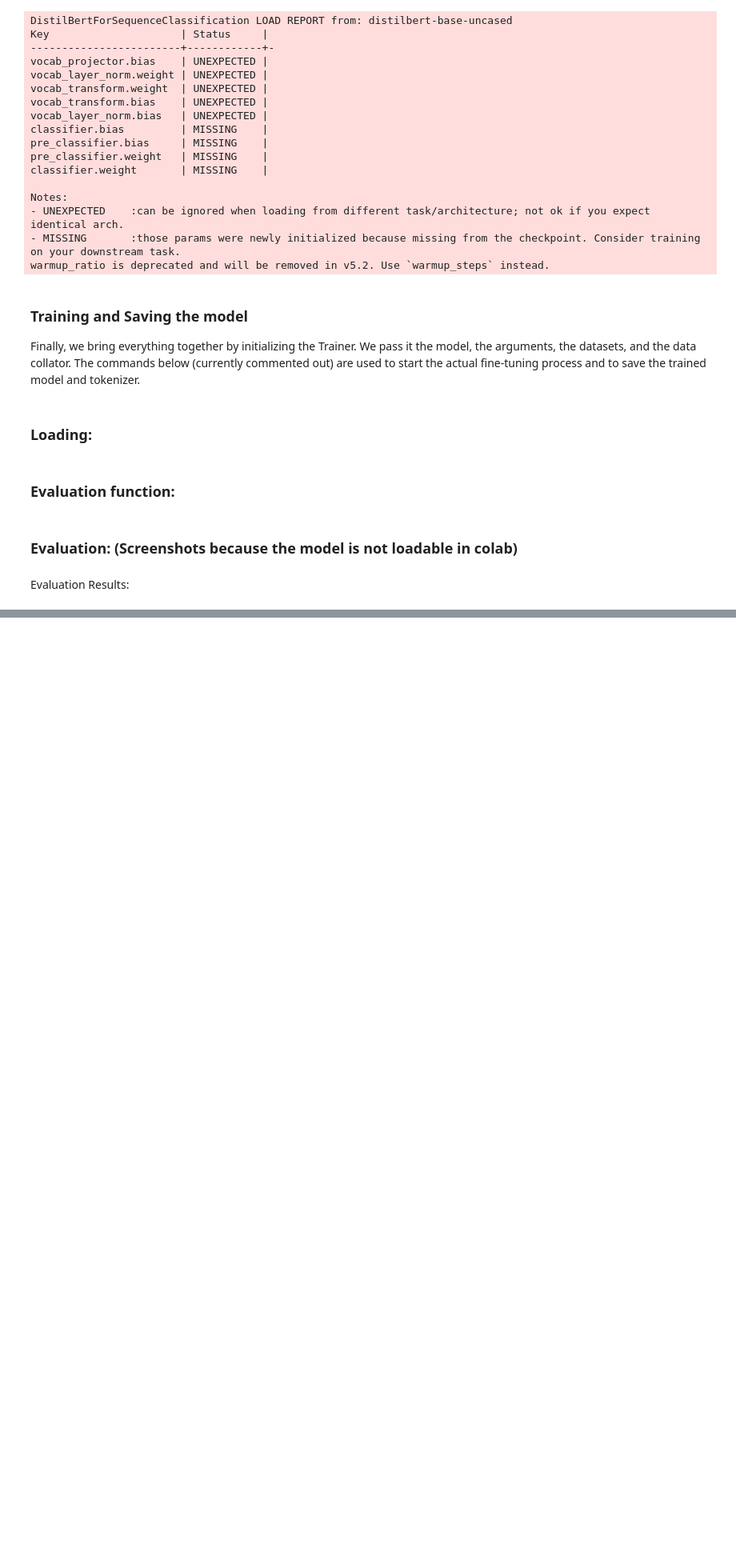
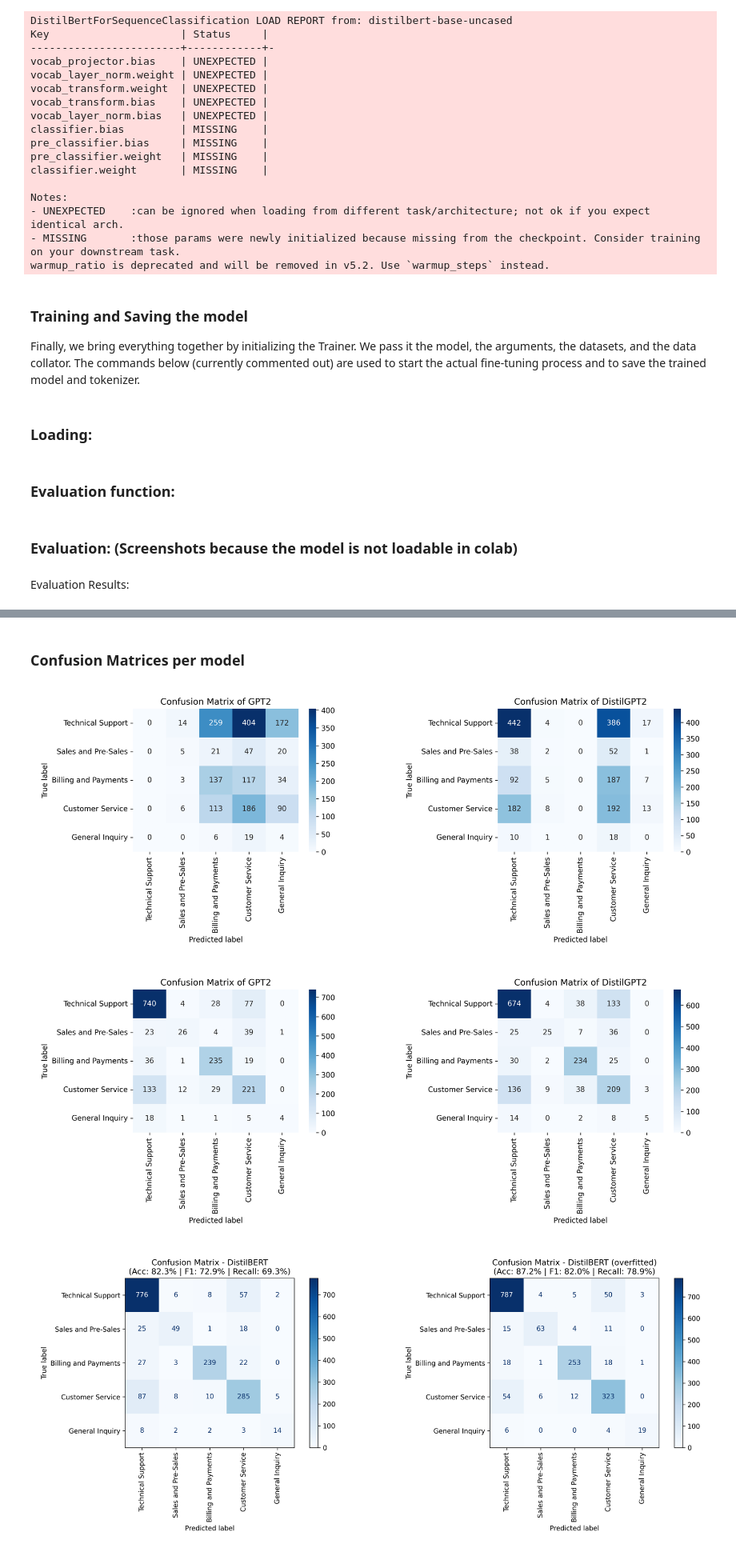
Before and after one commit to esthikalt/NLP_Project, a Jupyter notebook: notebook.ipynb, the cells around one changed output, grey strips where cells are left out. Shown at 80% size. Drawn from its saved outputs; the diff is of its cells as text; code cells hidden in the pictures; blank space fills up the shorter version.

```diff
--- a/notebook.ipynb
+++ b/notebook.ipynb
@@ -800,0 +823,10 @@ display(df_results)
+# %% [markdown]
+### Confusion Matrices per model
+# %%
+_ = plot_grafics("cm_base_gpt2.png", "cm_base_distilgpt2.png")
+_ = plot_grafics("cm_trained_gpt2.png", "cm_trained_distilgpt2.png")
+_ = plot_grafics("confusion_matrix_DistilBERT.png", "confusion_matrix_DistilBERT (overfitted).png")
+# %% [output]
+[figure, added]
+[figure, added]
+[figure, added]
```
Also changed, not shown: parts of 14 cells of this notebook.
